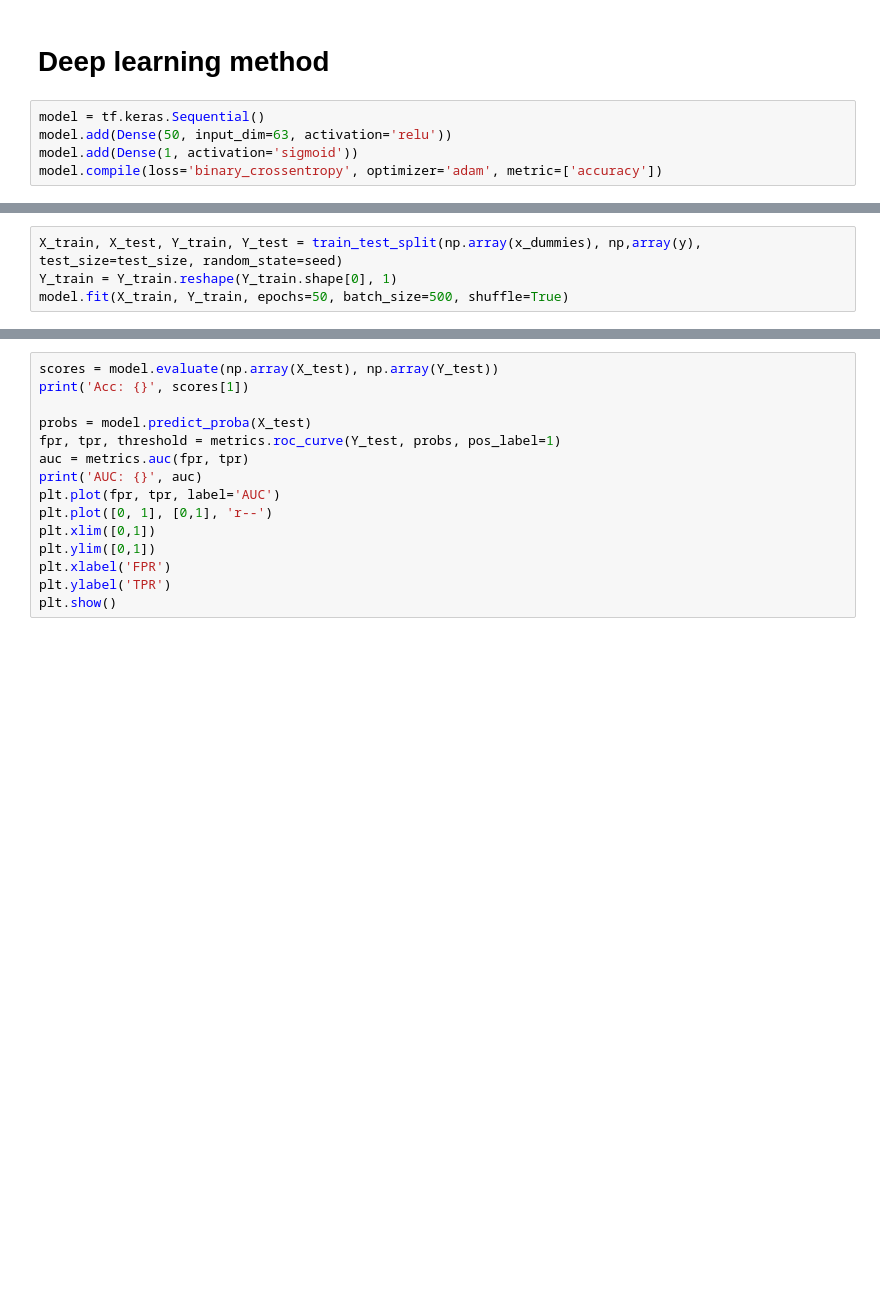
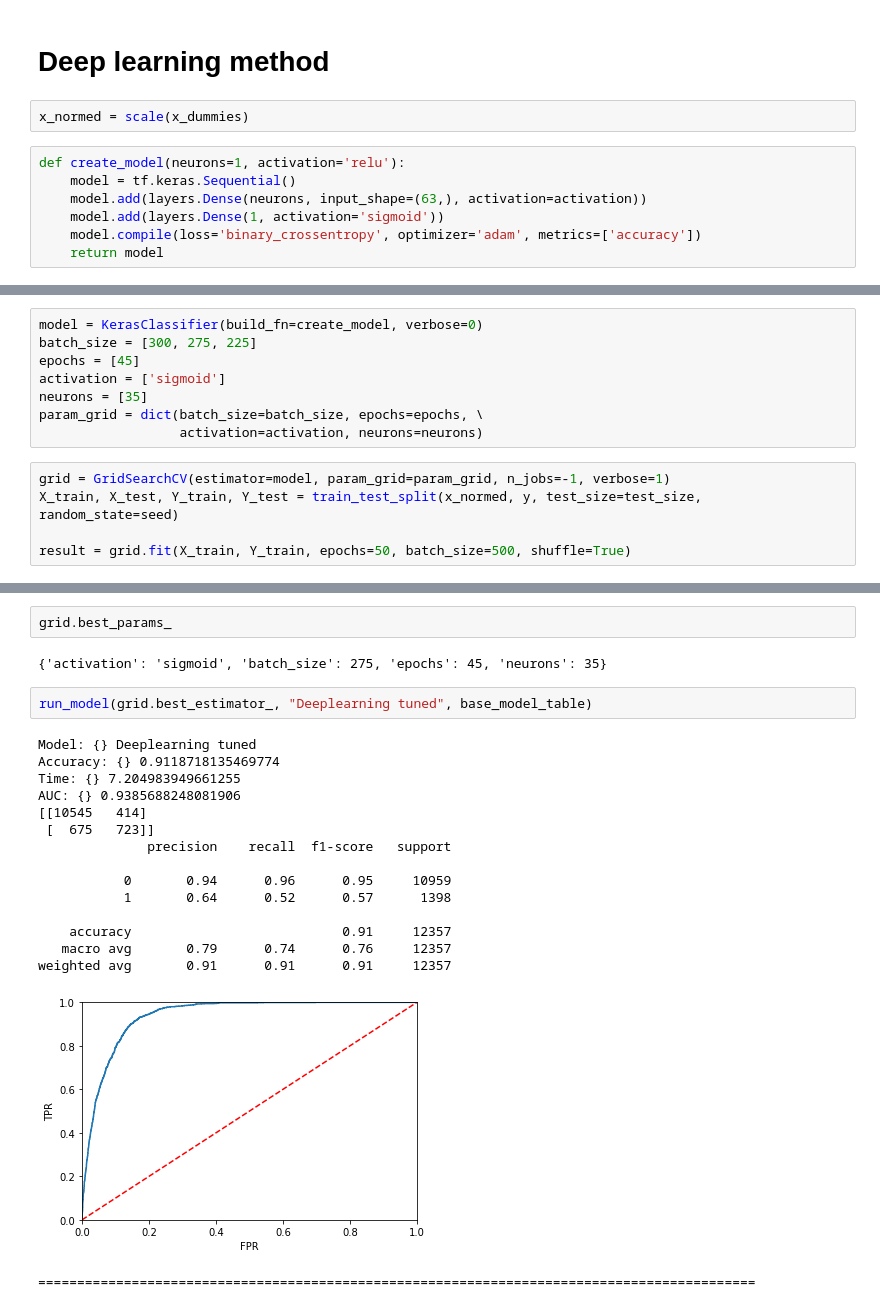
Before and after one commit to apop08/bank_data, a Jupyter notebook: Bank_data.ipynb, the cells around one changed output, grey strips where cells are left out. Drawn from its saved outputs; the diff is of its cells as text; blank space fills up the shorter version.

Commit message:
deep learning model made

```diff
--- a/Bank_data.ipynb
+++ b/Bank_data.ipynb
@@ -587,8 +561,12 @@ pretty_print(base_model_table)
 after balancing the train data the change is AUC is mixed, xgboost went down while logistic regression went up
 # %% [markdown]
 # Deep learning method
+# %%
+x_normed = scale(x_dummies)
 # %%
-model = tf.keras.Sequential()
-model.add(Dense(50, input_dim=63, activation='relu'))
-model.add(Dense(1, activation='sigmoid'))
-model.compile(loss='binary_crossentropy', optimizer='adam', metric=['accuracy'])
+def create_model(neurons=1, activation='relu'):
+    model = tf.keras.Sequential()
+    model.add(layers.Dense(neurons, input_shape=(63,), activation=activation))
+    model.add(layers.Dense(1, activation='sigmoid'))
+    model.compile(loss='binary_crossentropy', optimizer='adam', metrics=['accuracy'])
+    return model
@@ -597,4 +580,13 @@ NameError: name 'Dense' is not defined
+# %%
+model = KerasClassifier(build_fn=create_model, verbose=0)
+batch_size = [300, 275, 225]
+epochs = [45]
+activation = ['sigmoid']
+neurons = [35]
+param_grid = dict(batch_size=batch_size, epochs=epochs, \
+                  activation=activation, neurons=neurons)
 # %%
-X_train, X_test, Y_train, Y_test = train_test_split(np.array(x_dummies), np,array(y), test_size=test_size, random_state=seed)
-Y_train = Y_train.reshape(Y_train.shape[0], 1)
-model.fit(X_train, Y_train, epochs=50, batch_size=500, shuffle=True)
+grid = GridSearchCV(estimator=model, param_grid=param_grid, n_jobs=-1, verbose=1)
+X_train, X_test, Y_train, Y_test = train_test_split(x_normed, y, test_size=test_size, random_state=seed)
+
+result = grid.fit(X_train, Y_train, epochs=50, batch_size=500, shuffle=True)
@@ -601,15 +598,23 @@ model.fit(X_train, Y_train, epochs=50, batch_size=500, shuffle=True)
-# %%
-scores = model.evaluate(np.array(X_test), np.array(Y_test))
-print('Acc: {}', scores[1])
-
-probs = model.predict_proba(X_test)
-fpr, tpr, threshold = metrics.roc_curve(Y_test, probs, pos_label=1)
-auc = metrics.auc(fpr, tpr)
-print('AUC: {}', auc)
-plt.plot(fpr, tpr, label='AUC')
-plt.plot([0, 1], [0,1], 'r--')
-plt.xlim([0,1])
-plt.ylim([0,1])
-plt.xlabel('FPR')
-plt.ylabel('TPR')
-plt.show()
+# %%
+grid.best_params_
+# %% [output]
+{'activation': 'sigmoid', 'batch_size': 275, 'epochs': 45, 'neurons': 35}
+# %%
+run_model(grid.best_estimator_, "Deeplearning tuned", base_model_table)
+# %% [output]
+Model: {} Deeplearning tuned
+Accuracy: {} 0.9118718135469774
+Time: {} 7.204983949661255
+AUC: {} 0.9385688248081906
+[[10545   414]
+ [  675   723]]
+              precision    recall  f1-score   support
+
+           0       0.94      0.96      0.95     10959
+           1       0.64      0.52      0.57      1398
+
+    accuracy                           0.91     12357
+   macro avg       0.79      0.74      0.76     12357
+weighted avg       0.91      0.91      0.91     12357
+[figure, added]
+============================================================================================
```
Also changed, not shown: parts of 18 cells of this notebook.
